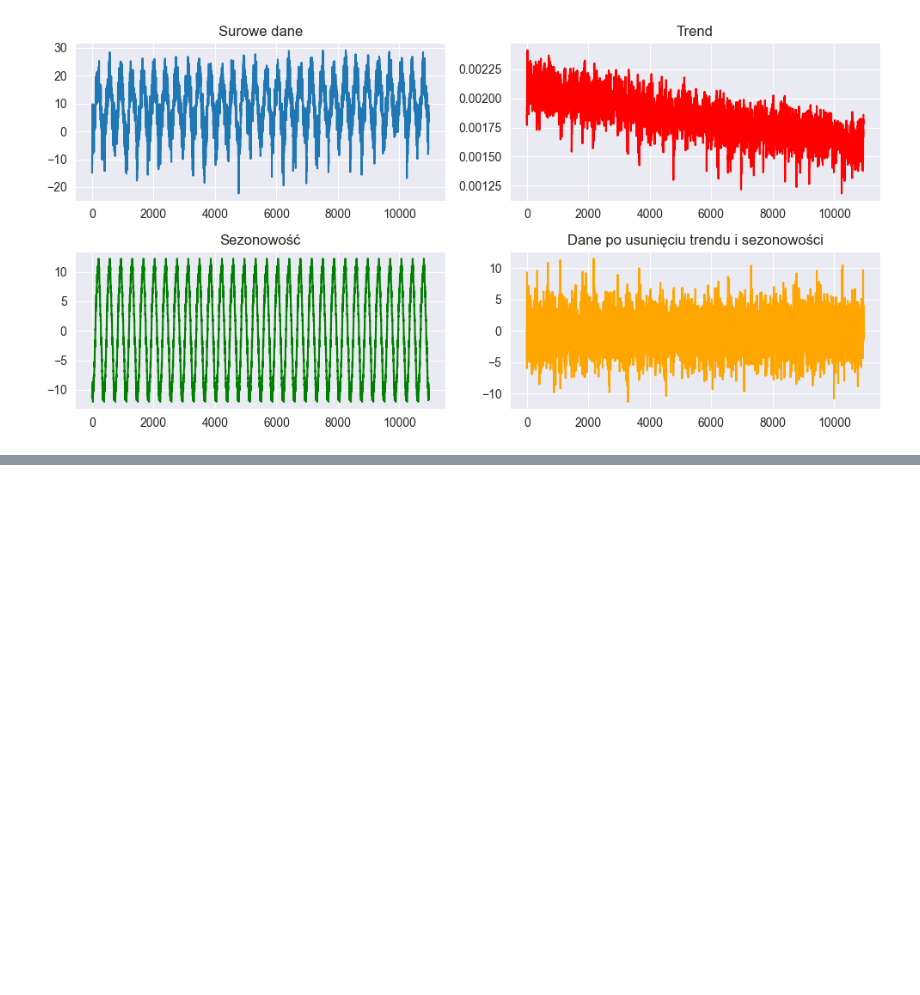
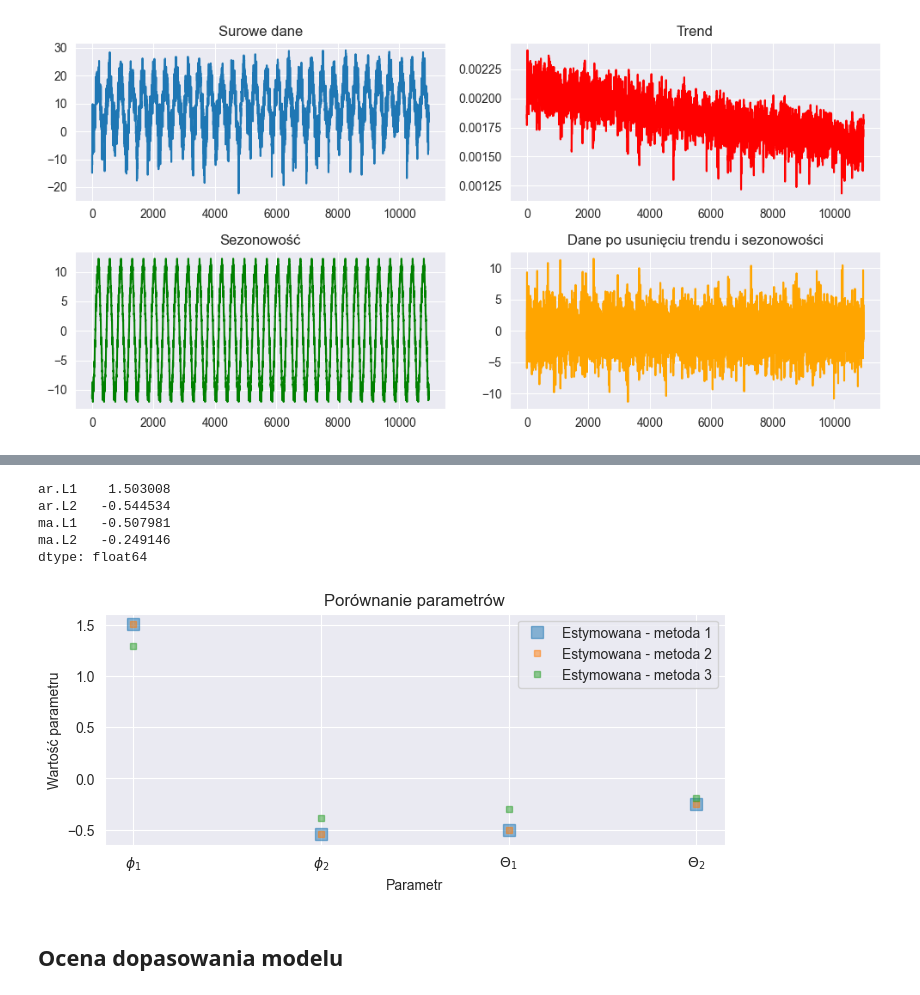
Before and after one commit to prog-zuzanna-sosnowska/Projekt-kaszcz, a Jupyter notebook: src/projekt_ARMA.ipynb, the cells around one changed output, grey strips where cells are left out. Saved outputs shown, nothing was run; the diff lists cells and outputs as text; code cells hidden in the pictures; blank space fills up the shorter version.

```diff
--- a/src/projekt_ARMA.ipynb
+++ b/src/projekt_ARMA.ipynb
@@ -477,0 +441,15 @@ Phi1: 1.5030067869931645, Phi2: -0.544532793098421, Theta1: -0.5079794808651558,
+# %%
+p, q = 2, 2
+
+model_first_method = ARIMA(average_temperature_after_decomposition1, order=(p, 0, q)).fit(method='statespace')
+model_second_method = ARIMA(average_temperature_after_decomposition1, order=(p, 0, q)).fit(method='innovations_mle')
+model_third_method = ARIMA(average_temperature_after_decomposition1, order=(p, 0, q)).fit(method='hannan_rissanen')
+
+print("Wyniki dla method='statespace':\n")
+print(model_first_method.summary())
+print("\n")
+print("Wyniki dla method='innovations_mle':\n")
+print(model_second_method.summary())
+print("\n")
+print("Wyniki dla method='hannan_rissanen':\n")
+print(model_third_method.summary())
@@ -477,0 +474,27 @@ Phi1: 1.5030067869931645, Phi2: -0.544532793098421, Theta1: -0.5079794808651558,
+# %%
+print(model_first_method.params[1:-1])
+# print(model_second_method.params[1:-1])
+# print(model_third_method.params[1:-1])
+# %% [output]
+ar.L1    1.503008
+ar.L2   -0.544534
+ma.L1   -0.507981
+ma.L2   -0.249146
+dtype: float64
+# %%
+plt.figure(figsize=(8,3))
+
+plt.plot(model_first_method.params[1:-1], 's', markersize=8, alpha=0.5, label='Estymowana - metoda 1')
+plt.plot(model_second_method.params[1:-1], 's', markersize=5, alpha=0.5, label='Estymowana - metoda 2')
+plt.plot(model_third_method.params[1:-1], 's', markersize=5, alpha=0.5, label='Estymowana - metoda 3')
+plt.legend()
+plt.xlabel('Parametr')
+plt.ylabel('Wartość parametru')
+plt.title('Porównanie parametrów')
+plt.xticks(range(4), ['$\phi_1$', '$\phi_2$', '$\Theta_1$', '$\Theta_2$'])
+
+plt.show()
+# %% [output]
+[figure, added]
+# %% [markdown]
+## Ocena dopasowania modelu
```
Also changed, not shown: parts of 29 cells of this notebook.
